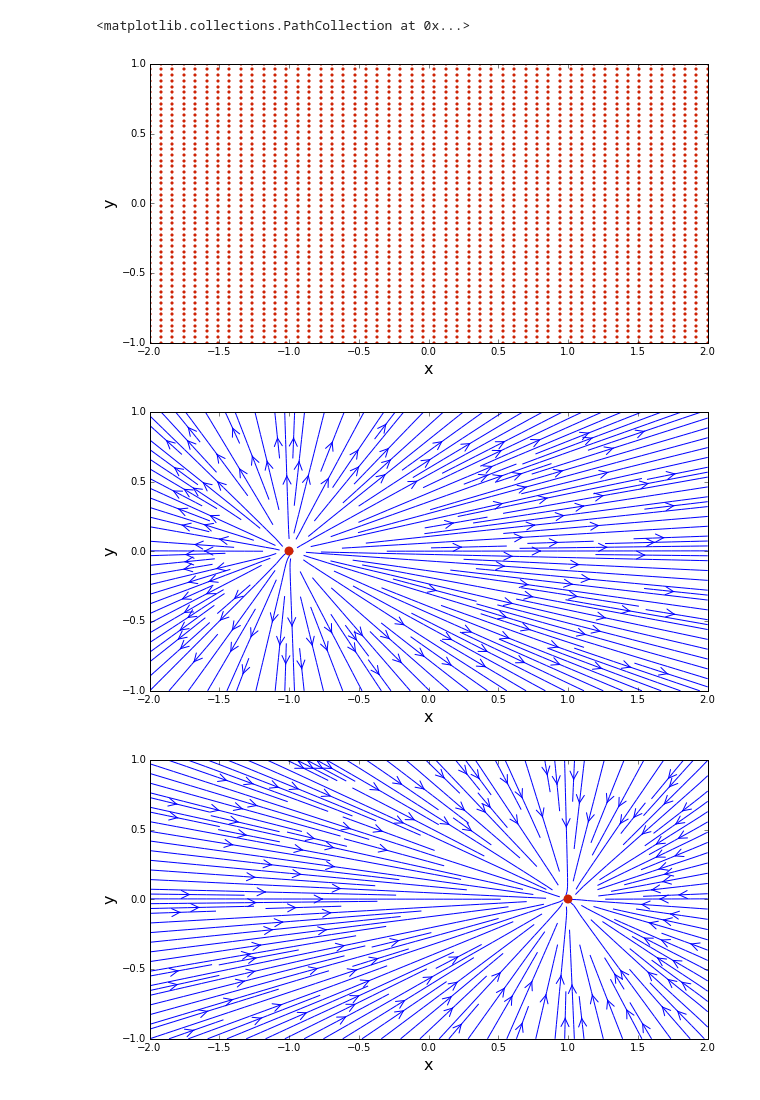
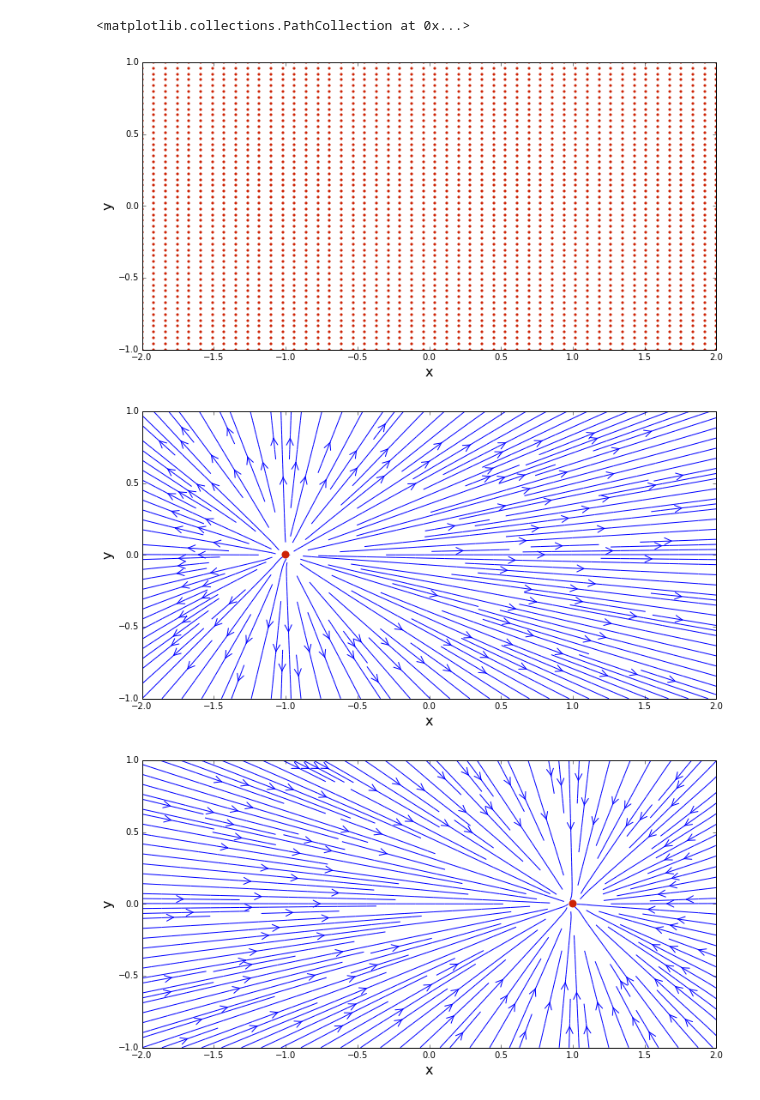
Before and after one commit to mglasstone/MAE6226, a Jupyter notebook: Source_Sink_Pair.ipynb, the cells around one changed output. Drawn from its saved outputs; the diff is of its cells as text; code cells hidden in the pictures.

Commit message:
Changed Plot Sizes

```diff
--- a/Source_Sink_Pair.ipynb
+++ b/Source_Sink_Pair.ipynb
@@ -13,17 +13,17 @@ X, Y = np.meshgrid(x, y)              # generates a mesh grid
 # %%
 %matplotlib inline
 
 # plots the grid of points
-size = 10
+size = 12
 plt.figure(figsize=(size, (y_end-y_start)/(x_end-x_start)*size))
 plt.xlabel('x', fontsize=16)
 plt.ylabel('y', fontsize=16)
 plt.xlim(x_start, x_end)
 plt.ylim(y_start, y_end)
 plt.scatter(X, Y, s=10, color='#CD2305', marker='o', linewidth=0)
 # %% [output]
 <matplotlib.collections.PathCollection at 0x...>
-[figure, old version]
+[figure, new version]
 # %%
 strength_source = 5.0                      # source strength
 x_source, y_source = -1.0, 0.0             # location of the source
@@ -33,7 +33,7 @@ u_source = strength_source/(2*pi) * (X-x_source)/((X-x_source)**2 + (Y-y_source)
 v_source = strength_source/(2*pi) * (Y-y_source)/((X-x_source)**2 + (Y-y_source)**2)
 # %%
 # plotting the streamlines
-size = 10
+size = 12
 plt.figure(figsize=(size, (y_end-y_start)/(x_end-x_start)*size))
 plt.xlabel('x', fontsize=16)
 plt.ylabel('y', fontsize=16)
@@ -43,7 +43,7 @@ plt.ylim(y_start, y_end)
 plt.streamplot(X, Y, u_source, v_source, density=2, linewidth=1, arrowsize=2, arrowstyle='->')
 plt.scatter(x_source, y_source, color='#CD2305', s=80, marker='o', linewidth=0);
 # %% [output]
-[figure, old version]
+[figure, new version]
 # %%
 strength_sink = -5.0                     # strength of the sink
 x_sink, y_sink = 1.0, 0.0                # location of the sink
@@ -53,7 +53,7 @@ u_sink = strength_sink/(2*pi) * (X-x_sink)/((X-x_sink)**2 + (Y-y_sink)**2)
 v_sink = strength_sink/(2*pi) * (Y-y_sink)/((X-x_sink)**2 + (Y-y_sink)**2)
 # %%
 # plots the streamlines
-size = 10
+size = 12
 plt.figure(figsize=(size, (y_end-y_start)/(x_end-x_start)*size))
 plt.xlabel('x', fontsize=16)
 plt.ylabel('y', fontsize=16)
@@ -62,7 +62,7 @@ plt.ylim(y_start, y_end)
 plt.streamplot(X, Y, u_sink, v_sink, density=2, linewidth=1, arrowsize=2, arrowstyle='->')
 plt.scatter(x_sink, y_sink, color='#CD2305', s=80, marker='o', linewidth=0);
 # %% [output]
-[figure, old version]
+[figure, new version]
 # %%
 # computes the velocity of the pair source/sink by superposition
 u_pair = u_source + u_sink
```
Also changed, not shown: parts of 1 cell of this notebook.
